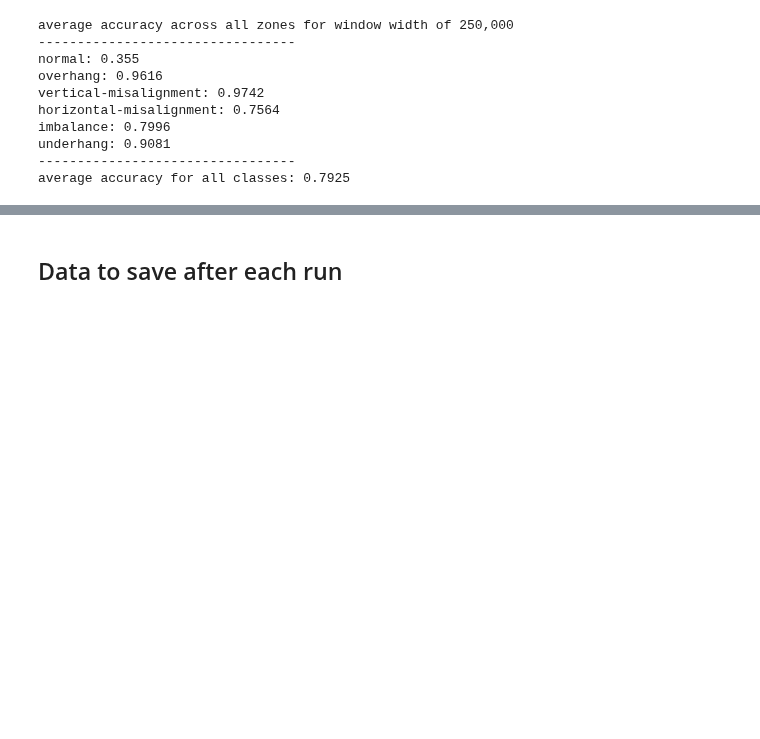
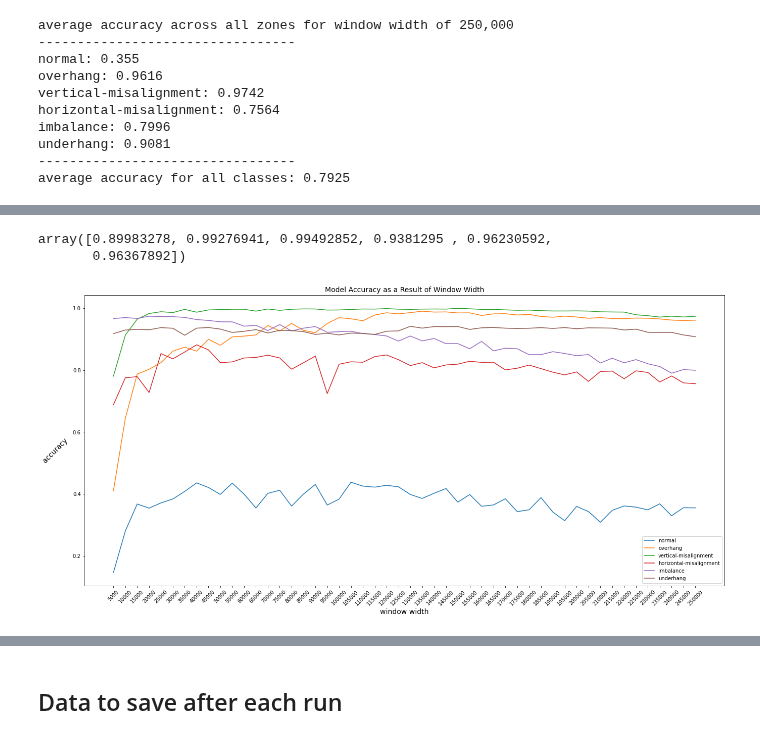
Before and after one commit to nprzybylski/window, a Jupyter notebook: sliding window.ipynb, the cells around one changed output, grey strips where cells are left out. Saved outputs shown, nothing was run; the diff lists cells and outputs as text; code cells hidden in the pictures; blank space fills up the shorter version.

```diff
--- a/sliding window.ipynb
+++ b/sliding window.ipynb
@@ -931,4 +988,0 @@ array([2, 2, 2, 5, 5, 2, 2])
-# %%
-all_accs = []
-for i,_ in enumerate(accs):
-    all_accs.append([*accs1[i]]+_)
@@ -945,3 +1023,23 @@ array([0, 1, 2, 3, 4, 5])
+# %%
+accs_1sec[:,25]
+# %% [output]
+array([0.89983278, 0.99276941, 0.99492852, 0.9381295 , 0.96230592,
+       0.96367892])
+# %%
+fig = plt.figure(figsize=(22,10))
+ax = fig.add_axes([0.1, 0.1, 0.8, 0.8])
+for i,a in enumerate(accs):
+    ax.plot(a,label=labels[i])
+plt.legend()
+l=np.arange(5000,255000,5000)
+ax.set_xticks(np.arange(len(l)))
+ax.set_xticklabels(l,rotation=45)
+plt.xlabel('window width',fontdict={'size':14})
+plt.ylabel('accuracy                ',rotation=45,fontdict={'size':14})
+plt.title('Model Accuracy as a Result of Window Width',fontdict={'size':14});
+# plt.locator_params(axis='x', nbins=5)
+# %% [output]
+[figure, added]
 # %%
 fig = plt.figure(figsize=(22,10))
 ax = fig.add_axes([0.1, 0.1, 0.8, 0.8])
```
Also changed, not shown: parts of 36 cells of this notebook, 1 other file.
